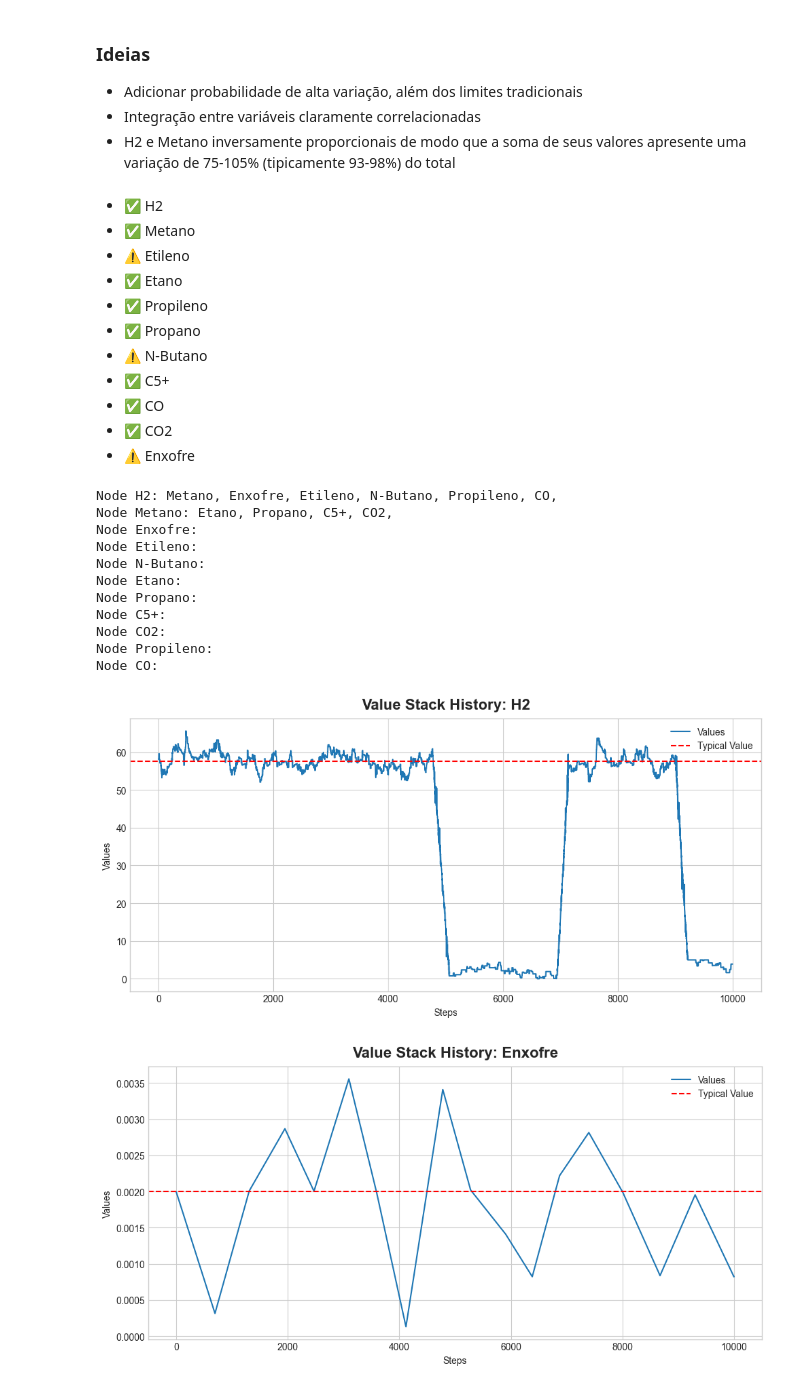
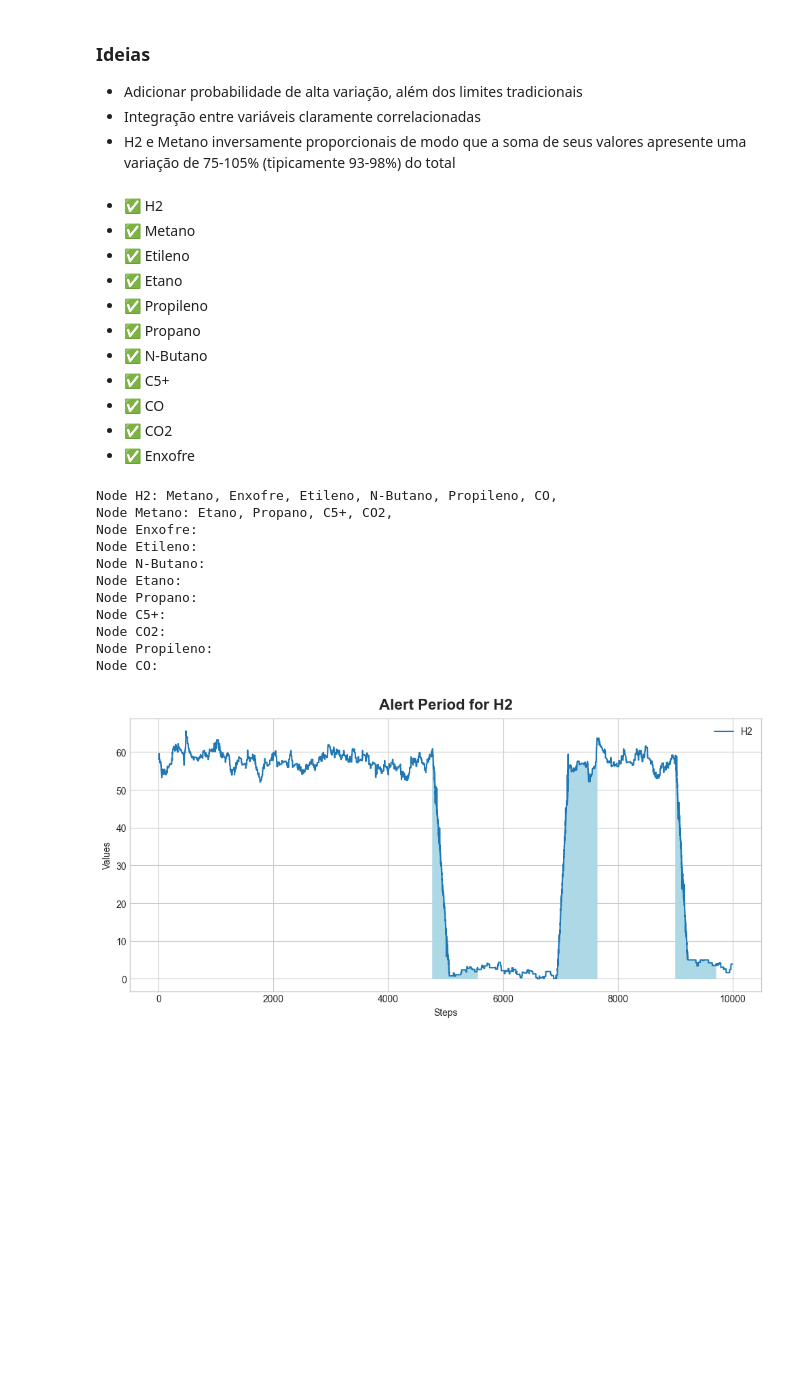
Before and after one commit to gust-vaz/IC_RL_project, a Jupyter notebook: simulador_draft.ipynb, the cells around one changed output. Cells and saved outputs as stored; diff of their text form; code cells hidden in the pictures; blank space fills up the shorter version.

Commit message:
Add Alert Period system

```diff
--- a/simulador_draft.ipynb
+++ b/simulador_draft.ipynb
@@ -6,19 +6,19 @@
 # %% [markdown]
 - ✅ H2
 - ✅ Metano
-- ⚠️ Etileno
+- ✅ Etileno
 - ✅ Etano
 - ✅ Propileno
 - ✅ Propano
-- ⚠️ N-Butano
+- ✅ N-Butano
 - ✅ C5+
 - ✅ CO
 - ✅ CO2
-- ⚠️ Enxofre
+- ✅ Enxofre
 # %%
 from Operators import GreatVariation, LittleVariation
-from Relations import CorrelacaoH2Metano, CorrelacaoGreatLittle, CorrelacaoGreatLittle2, CorrelacaoDownGrowing
-from TurbineSimulator import Graph, show_history, show_sum_history
+from Relations import CorrelacaoH2Metano, CorrelacaoGreatLittle, CorrelacaoDownGrowing
+from TurbineSimulator import Graph, show_history, show_sum_history, show_alert_period
 
 
 prob = 0.0001
@@ -73,7 +73,8 @@ Etileno = LittleVariation(lower_bound=0.05,
 relation3 = CorrelacaoGreatLittle(correlation=0.6,
                                   typical_bias_prob=0.1,
                                   typical_bias=0.01,
-                                  theta_prob=0.5)
+                                  theta_prob=0.5,
+                                  amplifier=1.8)
 
 NButano = LittleVariation(lower_bound=0.01,
                           upper_bound=0.45,
@@ -92,7 +93,7 @@ Etano = LittleVariation(lower_bound=0.06,
                         name="Etano",
                         theta=0.7,
                         steps_range=(240,480))
-relation5 = CorrelacaoGreatLittle2(correlation=0.85,
+relation5 = CorrelacaoGreatLittle(correlation=0.85,
                                    typical_bias_prob=0.1,
                                    typical_bias=0.4,
                                    theta_prob=0.7,
@@ -105,7 +106,7 @@ Propano = LittleVariation(lower_bound=0,
                           name="Propano",
                           theta=0.1,
                           steps_range=(240,480))
-relation6 = CorrelacaoGreatLittle2(correlation=0.94,
+relation6 = CorrelacaoGreatLittle(correlation=0.94,
                                    typical_bias_prob=0.01,
                                    typical_bias=0.8,
                                    theta_prob=0.7,
@@ -118,7 +119,7 @@ C5 = LittleVariation(lower_bound=0,
                      name="C5+",
                      theta=0.01,
                      steps_range=(240,480))
-relation7 = CorrelacaoGreatLittle2(correlation=0.89,
+relation7 = CorrelacaoGreatLittle(correlation=0.89,
                                    typical_bias=0.01,
                                    typical_bias_prob=0.1,
                                    theta_prob=0.7,
@@ -131,7 +132,7 @@ CO2 = LittleVariation(lower_bound=0,
                       name="CO2",
                       theta=0.1,
                       steps_range=(240,480))
-relation8 = CorrelacaoGreatLittle2(correlation=0.92,
+relation8 = CorrelacaoGreatLittle(correlation=0.92,
                                    typical_bias=0.1,
                                    typical_bias_prob=0.1,
                                    theta_prob=0.7,
@@ -193,36 +194,39 @@ node10 = graph.add_node(Propileno)
 graph.add_edge(root=node1, child=node10, strategy=relation9)
 node11 = graph.add_node(CO)
 graph.add_edge(root=node1, child=node11, strategy=relation10)
 
 graph.display()
 graph.simulate(10000)
+
+alert_period = graph.generate_alert_period(n_unstable_steps=480)
+show_alert_period(alert_period=alert_period, node=node1)
+
 # graph.simulate(6000)
-node1.op.show_history()
+# node1.op.show_history()
 # node2.op.show_history()
-node3.op.show_history()
-node4.op.show_history()
-node5.op.show_history()
+# node3.op.show_history()
+# node4.op.show_history()
+# node5.op.show_history()
 # node6.op.show_history()
 # node7.op.show_history()
 # node8.op.show_history()
 # node9.op.show_history()
 # node10.op.show_history()
 
 # show_history(nodes=[node1])
 # show_history(nodes=[node10])
 # show_history(nodes=[node11])
 # show_sum_history(node1, node2)
 # %% [output]
 Node H2: Metano, Enxofre, Etileno, N-Butano, Propileno, CO,
 Node Metano: Etano, Propano, C5+, CO2,
 Node Enxofre:
 Node Etileno:
 Node N-Butano:
 Node Etano:
 Node Propano:
 Node C5+:
 Node CO2:
 Node Propileno:
 Node CO:
-[figure, old version]
+[figure, new version]
-[figure, removed]
```
Also changed, not shown: parts of 1 cell of this notebook, 3 other files.
